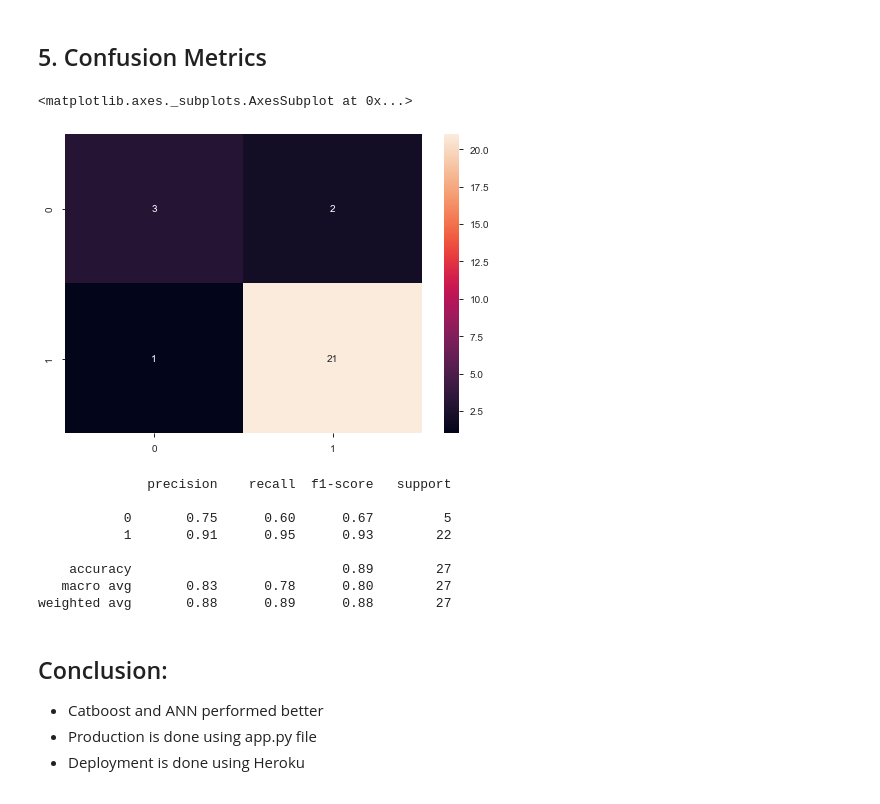
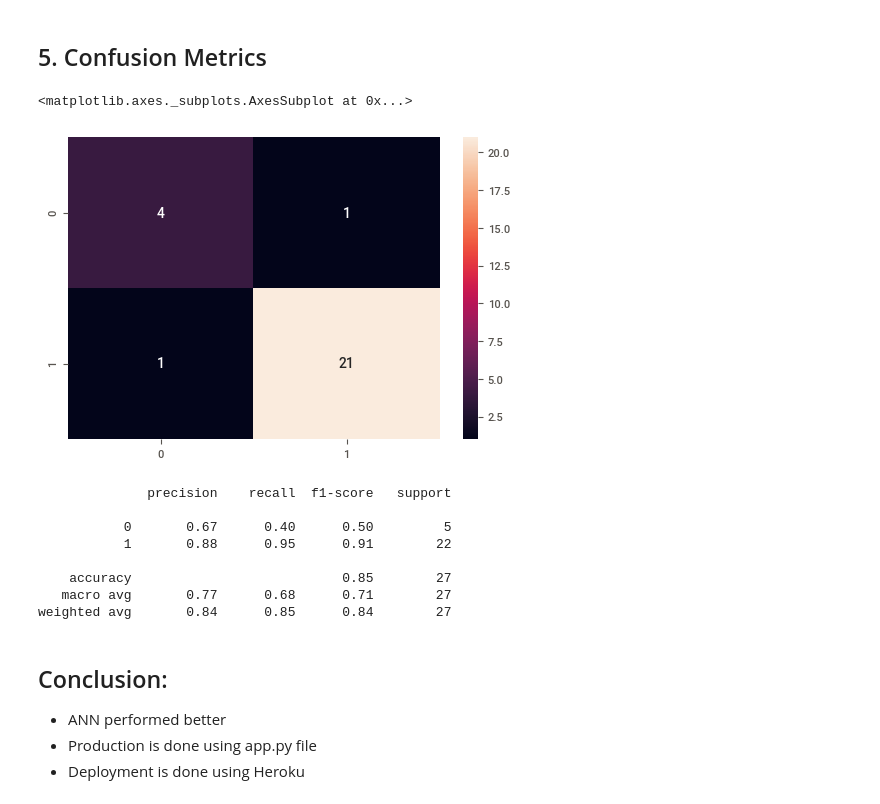
Before and after one commit to PDahal2871/Hepatitis-Survival-Prediction, a Jupyter notebook: HSP.ipynb, the cells around one changed output. Saved outputs shown, nothing was run; the diff lists cells and outputs as text; code cells hidden in the pictures.

Commit message:
model updated

```diff
--- a/HSP.ipynb
+++ b/HSP.ipynb
@@ -948,0 +944,4 @@ Name: class, dtype: int64
+# %%
+from imblearn.over_sampling import SMOTE
+
+sm = SMOTE()
@@ -948,0 +955,9 @@ Name: class, dtype: int64
+# %%
+from sklearn.model_selection import train_test_split
+X_traine,X_teste,y_traine,y_teste = train_test_split(X_final, y_final, test_size=0.25, random_state=0)
+print(X_traine.shape)
+print(X_teste.shape)
+print(y_traine.shape)
+print(y_teste.shape)
+print(X_final.shape)
+print(y_final.shape)
@@ -948,0 +977,2 @@ Name: class, dtype: int64
+# %%
+X_train, y_train = sm.fit_resample(X_traine.astype('float'), y_traine)
@@ -985,11 +1016,0 @@ y_final = dno.iloc[:,-1]
-# %%
-"""
-Boosting and bagging dont need scaling since thier base model is decision tree
-"""
-X_train,X_test,y_train,y_test = train_test_split(X_final, y_final, test_size=0.25, random_state=0)
-print(X_train.shape)
-print(X_test.shape)
-print(y_train.shape)
-print(y_test.shape)
-print(X_final.shape)
-print(y_final.shape)
@@ -1538,27 +1542,28 @@ y=Live (probability 0.760) top features
 ## 5. Confusion Metrics
 # %%
 """
-We will only do confusion metrics of CatBoost
+We will only do confusion metrics of ANN
 """
-cm = confusion_matrix(y_test, catboostOpt_ypred)
+ann_pred = grcv_ann.predict(X_test)
+cm = confusion_matrix(y_test, ann_pred)
 sns.heatmap(cm, annot=True)
 # %% [output]
 <matplotlib.axes._subplots.AxesSubplot at 0x...>
-[figure, old version]
+[figure, new version]
 # %%
 cr = classification_report(y_test, catboostOpt_ypred)
 print(cr)
 # %% [output]
               precision    recall  f1-score   support
 
-           0       0.75      0.60      0.67         5
-           1       0.91      0.95      0.93        22
+           0       0.67      0.40      0.50         5
+           1       0.88      0.95      0.91        22
 
-    accuracy                           0.89        27
-   macro avg       0.83      0.78      0.80        27
-weighted avg       0.88      0.89      0.88        27
+    accuracy                           0.85        27
+   macro avg       0.77      0.68      0.71        27
+weighted avg       0.84      0.85      0.84        27
 # %% [markdown]
 ## Conclusion:
-- Catboost and ANN performed better
+- ANN performed better
 - Production is done using app.py file
 - Deployment is done using Heroku
```
Also changed, not shown: parts of 61 cells of this notebook, 8 other files.
